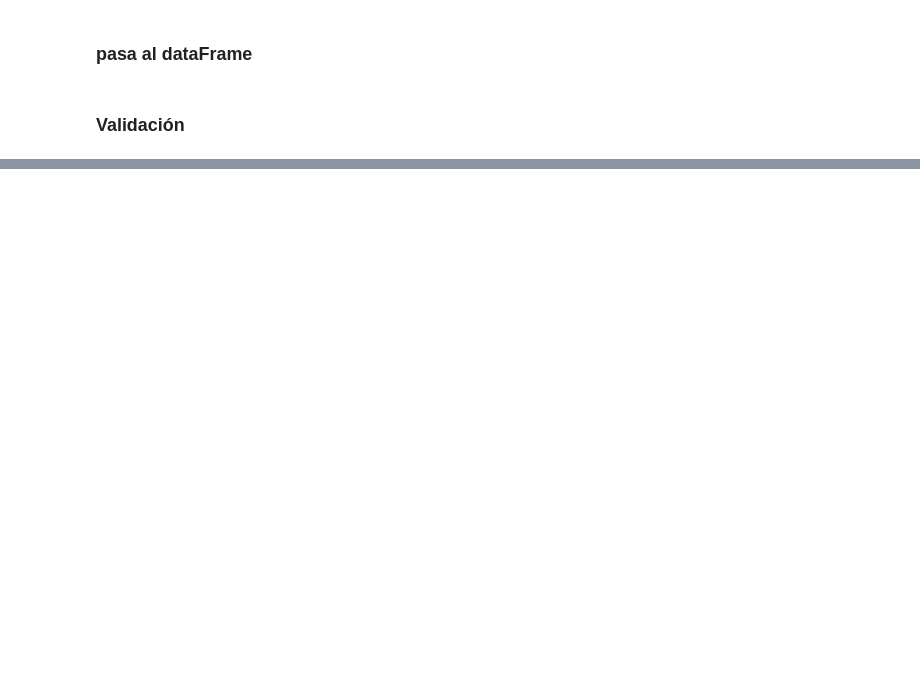
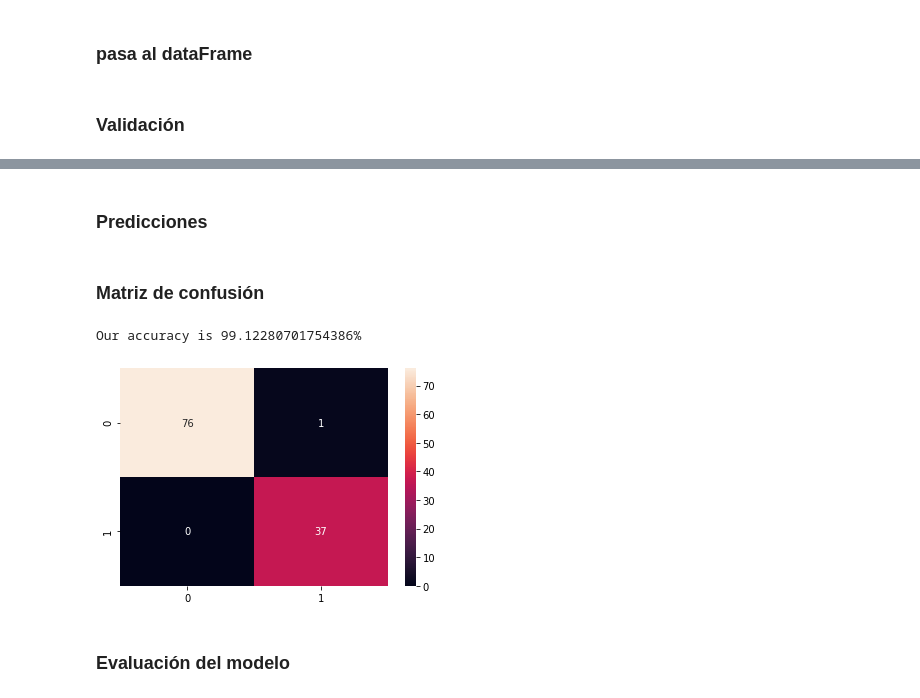
Before and after one commit to DiplomadoAI-DL-UNAL2021/wilgencorrea, a Jupyter notebook: Taller_3_Regresion_clasificacion/Taller_3_ parte_1_cancer.ipynb, the cells around one changed output, grey strips where cells are left out. Saved outputs shown, nothing was run; the diff lists cells and outputs as text; code cells hidden in the pictures; blank space fills up the shorter version.

Commit message:
Modificación taller 3 con modelo logistico - keras, add directorio img

```diff
--- a/Taller_3_Regresion_clasificacion/Taller_3_ parte_1_cancer.ipynb
+++ b/Taller_3_Regresion_clasificacion/Taller_3_ parte_1_cancer.ipynb
@@ -219,0 +236,10 @@ Test Data Recall (%) =  97.56
+# %%
+model_seq2 = keras.models.Sequential()
+## Adiciona capas una por una
+model_seq2.add(keras.layers.Dense(units=16, activation='relu', input_shape=(30,)))
+# Adding dropout to prevent overfitting (regularización)
+model_seq2.add(keras.layers.Dropout(0.1)) # 10% out in each epoc
+model_seq2.add(keras.layers.Dense(units=16, activation='relu'))
+# Adding dropout to prevent overfitting (regularización)
+model_seq2.add(keras.layers.Dropout(0.1))
+model_seq2.add(keras.layers.Dense(units=1, activation='sigmoid'))
@@ -219,0 +248,4 @@ Test Data Recall (%) =  97.56
+# %%
+model_seq2.compile(optimizer='adam', loss='binary_crossentropy', metrics=['accuracy'])
+model_seq2.summary()
+#plot_model(model_seq2, to_file='./img/cancer_seno.png', show_shapes=True)
@@ -219,0 +273,3 @@ Test Data Recall (%) =  97.56
+# %%
+history = model_seq2.fit(normed_train_features, training_labels, batch_size=32, epochs=150,validation_split = 0.2)
+#%% [markdown]
@@ -219,0 +294,21 @@ Test Data Recall (%) =  97.56
+# %% [markdown]
+### Predicciones
+# %%
+
+# Predicting the Test set results
+y_pred = model_seq2.predict(normed_test_features)
+#y_pred = (y_pred > 0.5)
+y_pred[y_pred > 0.5] = 1
+y_pred[y_pred <=0.5] = 0
+# %% [markdown]
+### Matriz de confusión
+# %%
+cm = confusion_matrix(test_labels, y_pred)
+print("Our accuracy is {}%".format(((cm[0][0] + cm[1][1])/test_labels.shape[0])*100))
+sns.heatmap(cm,annot=True)
+plt.savefig("img/heatmap.png")
+# %% [output]
+Our accuracy is 99.12280701754386%
+[figure, added]
+# %% [markdown]
+### Evaluación del modelo
```
Also changed, not shown: parts of 11 cells of this notebook, 1 other file.
